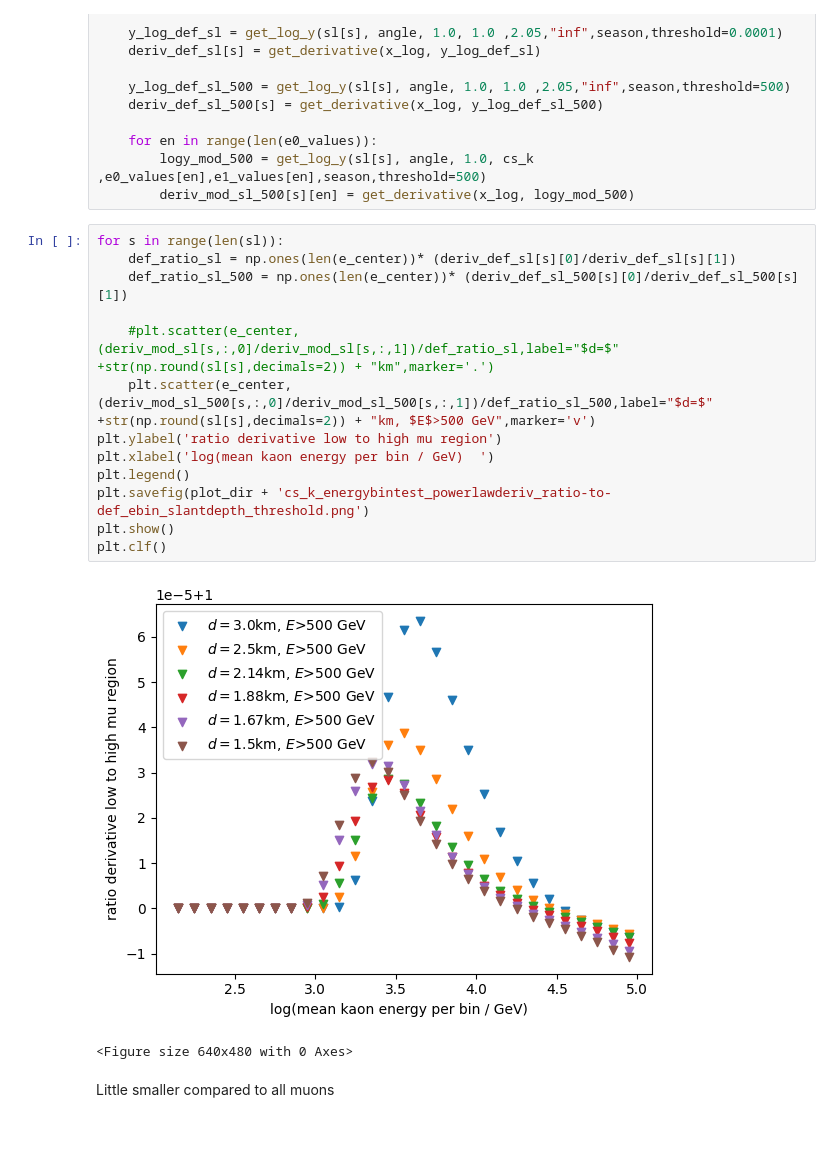
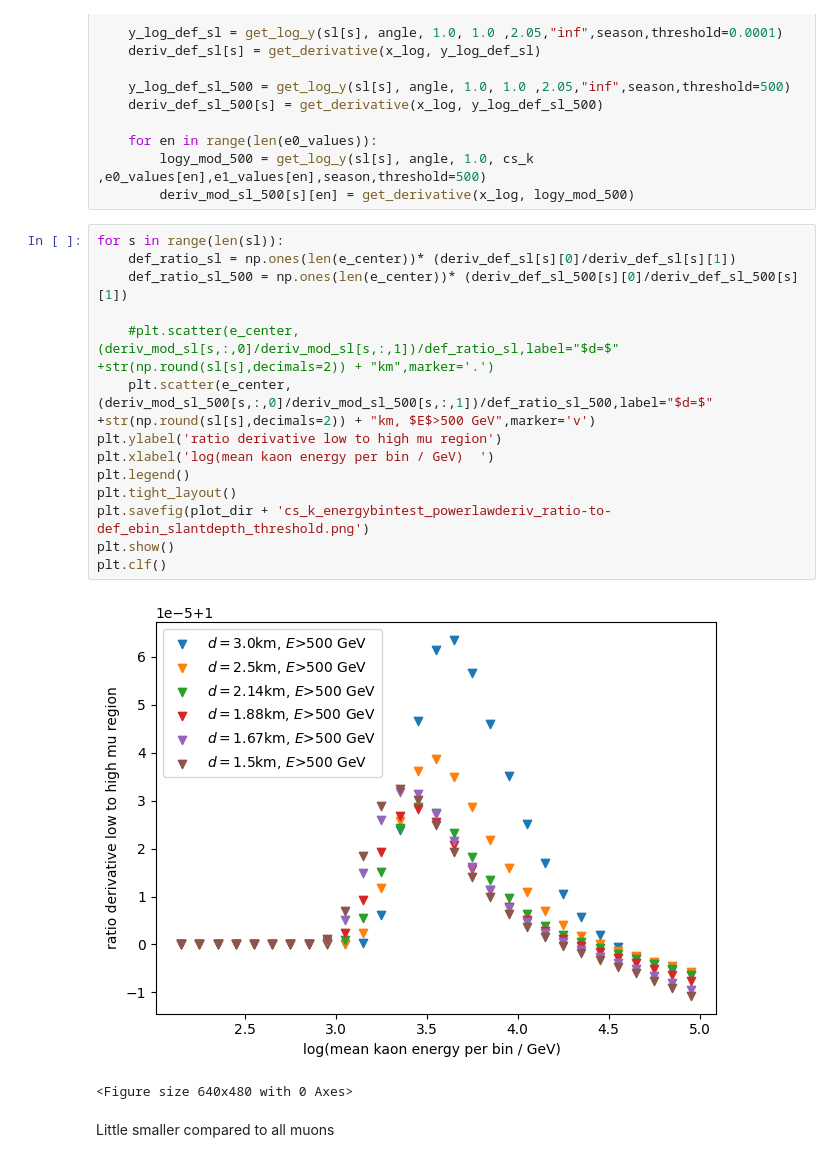
Before and after one commit to karohymon/cs-analysis, a Jupyter notebook: IceCube_diffuse_underground_bundles/slope_param_kaoncs.ipynb, the cells around one changed output. Cells and saved outputs as stored; diff of their text form; blank space fills up the shorter version.

```diff
--- a/IceCube_diffuse_underground_bundles/slope_param_kaoncs.ipynb
+++ b/IceCube_diffuse_underground_bundles/slope_param_kaoncs.ipynb
@@ -220,18 +226,19 @@ for s in range(len(sl)):
 # %%
 for s in range(len(sl)):
     def_ratio_sl = np.ones(len(e_center))* (deriv_def_sl[s][0]/deriv_def_sl[s][1])
     def_ratio_sl_500 = np.ones(len(e_center))* (deriv_def_sl_500[s][0]/deriv_def_sl_500[s][1])
 
     #plt.scatter(e_center,(deriv_mod_sl[s,:,0]/deriv_mod_sl[s,:,1])/def_ratio_sl,label="$d=$" +str(np.round(sl[s],decimals=2)) + "km",marker='.')
     plt.scatter(e_center,(deriv_mod_sl_500[s,:,0]/deriv_mod_sl_500[s,:,1])/def_ratio_sl_500,label="$d=$" +str(np.round(sl[s],decimals=2)) + "km, $E$>500 GeV",marker='v')
 plt.ylabel('ratio derivative low to high mu region')
 plt.xlabel('log(mean kaon energy per bin / GeV)  ')
 plt.legend()
+plt.tight_layout()
 plt.savefig(plot_dir + 'cs_k_energybintest_powerlawderiv_ratio-to-def_ebin_slantdepth_threshold.png')
 plt.show()
 plt.clf()
 # %% [output]
-[figure, old version]
+[figure, new version]
 <Figure size 640x480 with 0 Axes>
 # %% [markdown]
 Little smaller compared to all muons
```
Also changed, not shown: parts of 9 cells of this notebook, 2 other files.
